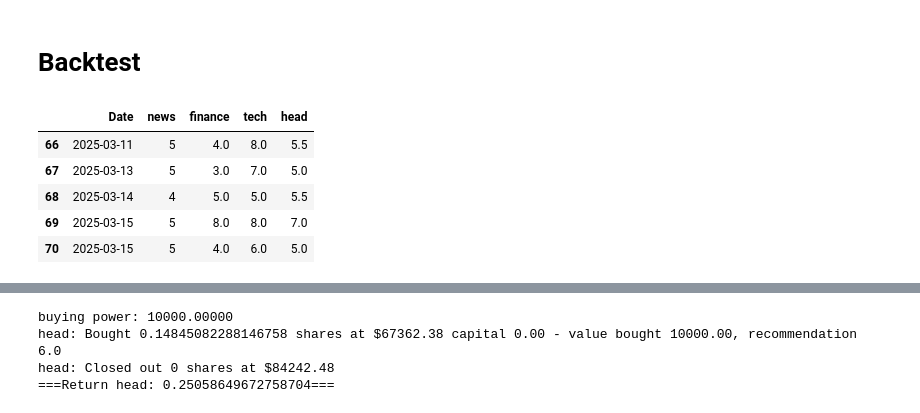
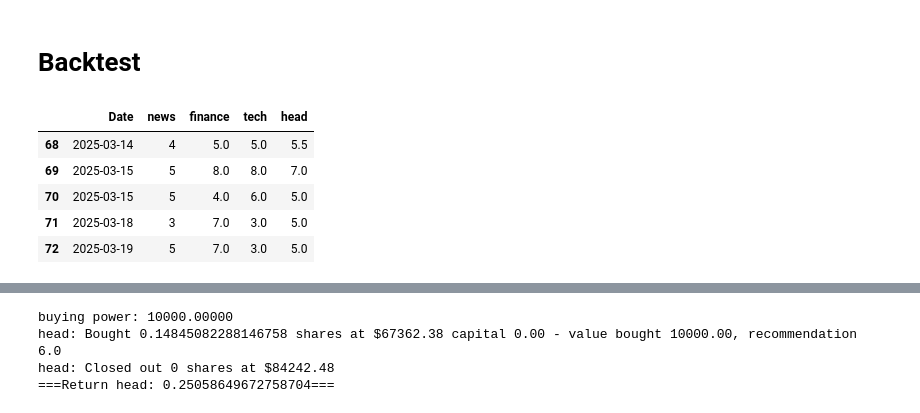
Before and after one commit to soerenml/agent, a Jupyter notebook: src/backtest.ipynb, the cells around one changed output, grey strips where cells are left out. Cells and saved outputs as stored; diff of their text form; code cells hidden in the pictures.

```diff
--- a/src/backtest.ipynb
+++ b/src/backtest.ipynb
@@ -3,18 +3,18 @@
 # %%
 import pandas as pd
 
 historical_data = pd.read_csv('../reports/hist_data.csv')
-
-# Adding one day as the prediction is for the next day. The date is just the date when the prediction was made.
-historical_data['Date'] = pd.to_datetime(historical_data['Date']) + pd.Timedelta(days=1)
+# I'am adding 1 day to the date because the values are the predictions for the next day.
+# Therefore the prediction was run the first day of the month but the prediction is for the next day.
+historical_data['Date'] = pd.to_datetime(historical_data['Date'], dayfirst=True) + pd.Timedelta('1 day')
 historical_data.tail()
 # %% [output]
 |  | Date | news | finance | tech | head |
-| 66 | 2025-03-11 | 5 | 4.0 | 8.0 | 5.5 |
-| 67 | 2025-03-13 | 5 | 3.0 | 7.0 | 5.0 |
 | 68 | 2025-03-14 | 4 | 5.0 | 5.0 | 5.5 |
 | 69 | 2025-03-15 | 5 | 8.0 | 8.0 | 7.0 |
 | 70 | 2025-03-15 | 5 | 4.0 | 6.0 | 5.0 |
+| 71 | 2025-03-18 | 3 | 7.0 | 3.0 | 5.0 |
+| 72 | 2025-03-19 | 5 | 7.0 | 3.0 | 5.0 |
 # %%
 from datetime import datetime, timedelta
 import yfinance as yf
```
Also changed, not shown: parts of 9 cells of this notebook, 10 other files.
